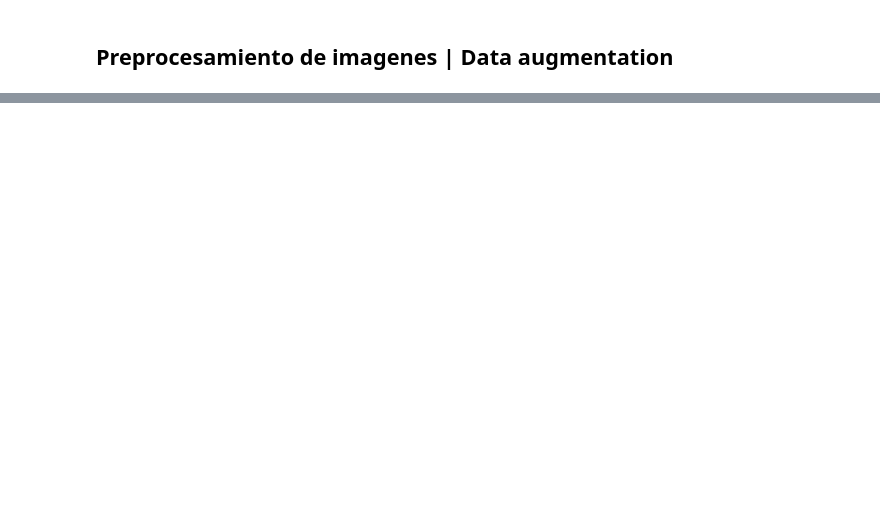
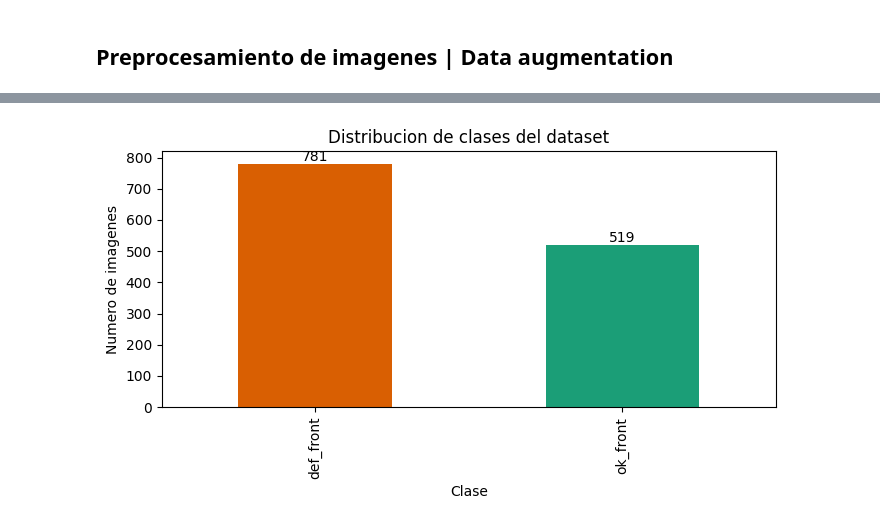
Before and after one commit to d-a-b-o/RIKUY_DEEP_G2, a Jupyter notebook: RIKUY_DEEP_G2.ipynb, the cells around one changed output, grey strips where cells are left out. Saved outputs shown, nothing was run; the diff lists cells and outputs as text; code cells hidden in the pictures; blank space fills up the shorter version.

```diff
--- a/RIKUY_DEEP_G2.ipynb
+++ b/RIKUY_DEEP_G2.ipynb
@@ -166,0 +458,33 @@ print(status.stdout)
+# %%
+# Inventario + estadisticas de las imagenes originales; no modifica data/casting_data.
+records, unreadable = [], []
+for class_name in CLASSES:
+    class_dir = RAW_DIR / class_name
+    if not class_dir.is_dir():
+        raise FileNotFoundError(f'Falta la clase: {class_dir}')
+    for path in sorted(p for p in class_dir.rglob('*') if p.is_file() and p.suffix.lower() in {'.jpg', '.jpeg', '.png', '.bmp'}):
+        try:
+            with Image.open(path) as image:
+                width, height, fmt, mode = image.width, image.height, image.format, image.mode
+                rgb = np.asarray(image.convert('RGB'), dtype=np.float32)
+            luminance = 0.2126 * rgb[..., 0] + 0.7152 * rgb[..., 1] + 0.0722 * rgb[..., 2]
+            records.append({'path': path, 'class_name': class_name, 'label': int(class_name == 'def_front'),
+                            'width': width, 'height': height, 'format': fmt, 'source_mode': mode,
+                            'mean_intensity': float(luminance.mean()), 'std_intensity': float(luminance.std()),
+                            'r_mean': float(rgb[..., 0].mean()), 'g_mean': float(rgb[..., 1].mean()),
+                            'b_mean': float(rgb[..., 2].mean())})
+        except Exception as exc:
+            unreadable.append((str(path), str(exc)))
+
+eda = pd.DataFrame(records)
+if eda.empty:
+    raise RuntimeError(f'No se encontraron imagenes legibles en {RAW_DIR}')
+counts = eda['class_name'].value_counts().reindex(CLASSES, fill_value=0)
+print(f'Rama: {branch} | Imagenes legibles: {len(eda)} | No legibles: {len(unreadable)}')
+print('\nDistribucion por clase:')
+display(counts.rename('imagenes').to_frame().assign(porcentaje=lambda x: (100*x['imagenes']/len(eda)).round(2)))
+print('\nEstadisticas por clase (dimensiones originales, intensidad luminosa 0-255 y medias RGB):')
+display(eda.groupby('class_name')[['width', 'height', 'mean_intensity', 'std_intensity', 'r_mean', 'g_mean', 'b_mean']]
+        .agg(['min', 'median', 'max']).round(2))
+print('\nDimensiones originales mas frecuentes:')
+display(eda.groupby(['width', 'height']).size().sort_values(ascending=False).head(10).rename('imagenes').to_frame())
@@ -166,0 +510,7 @@ print(status.stdout)
+# %%
+fig, ax = plt.subplots(figsize=(7, 4))
+counts.plot(kind='bar', color=['#d95f02', '#1b9e77'], ax=ax)
+ax.set(title='Distribucion de clases del dataset', xlabel='Clase', ylabel='Numero de imagenes')
+ax.bar_label(ax.containers[0]); plt.tight_layout(); plt.show()
+# %% [output]
+[figure, added]
```
Also changed, not shown: parts of 24 cells of this notebook, 2 other files.
